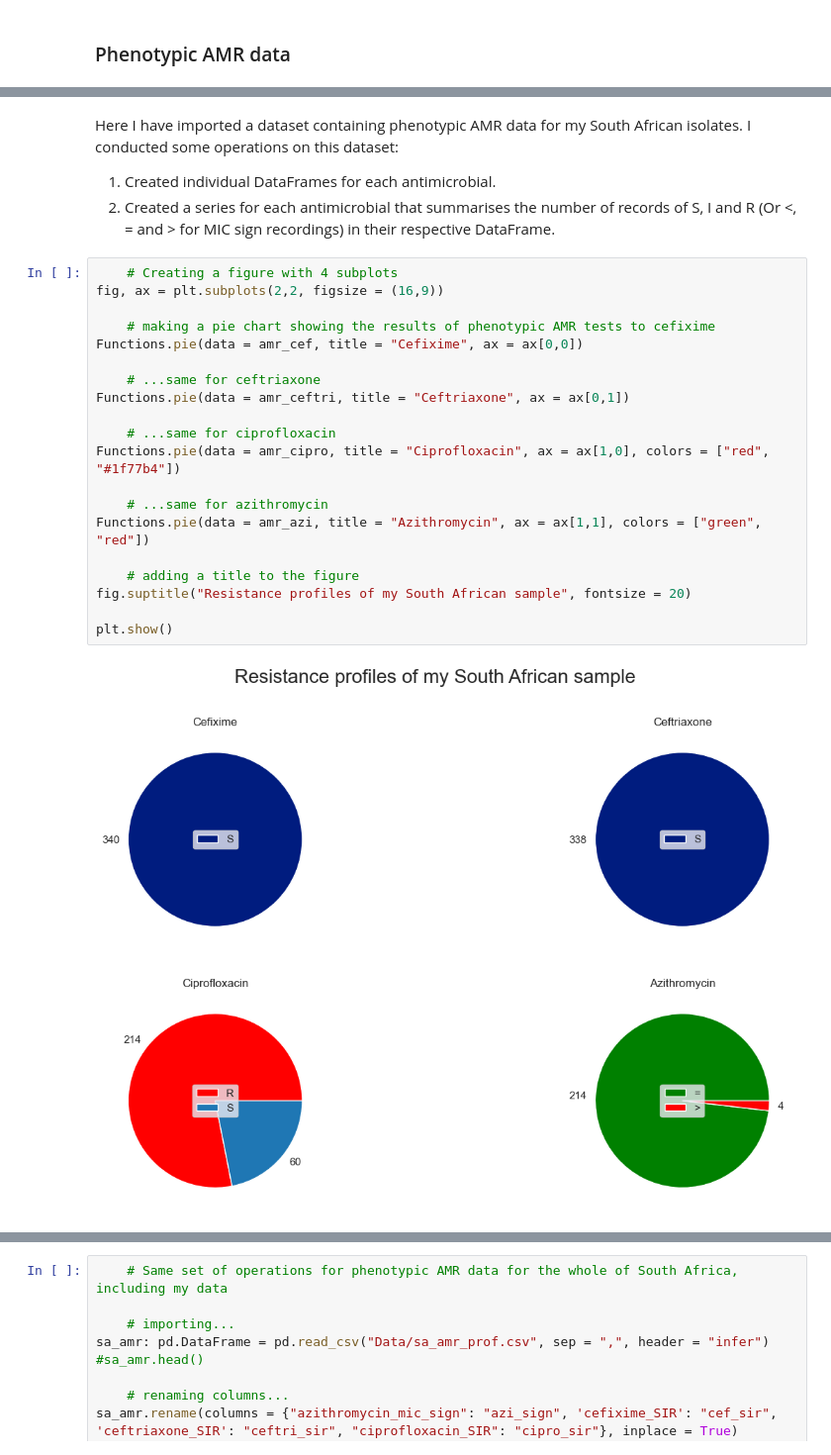
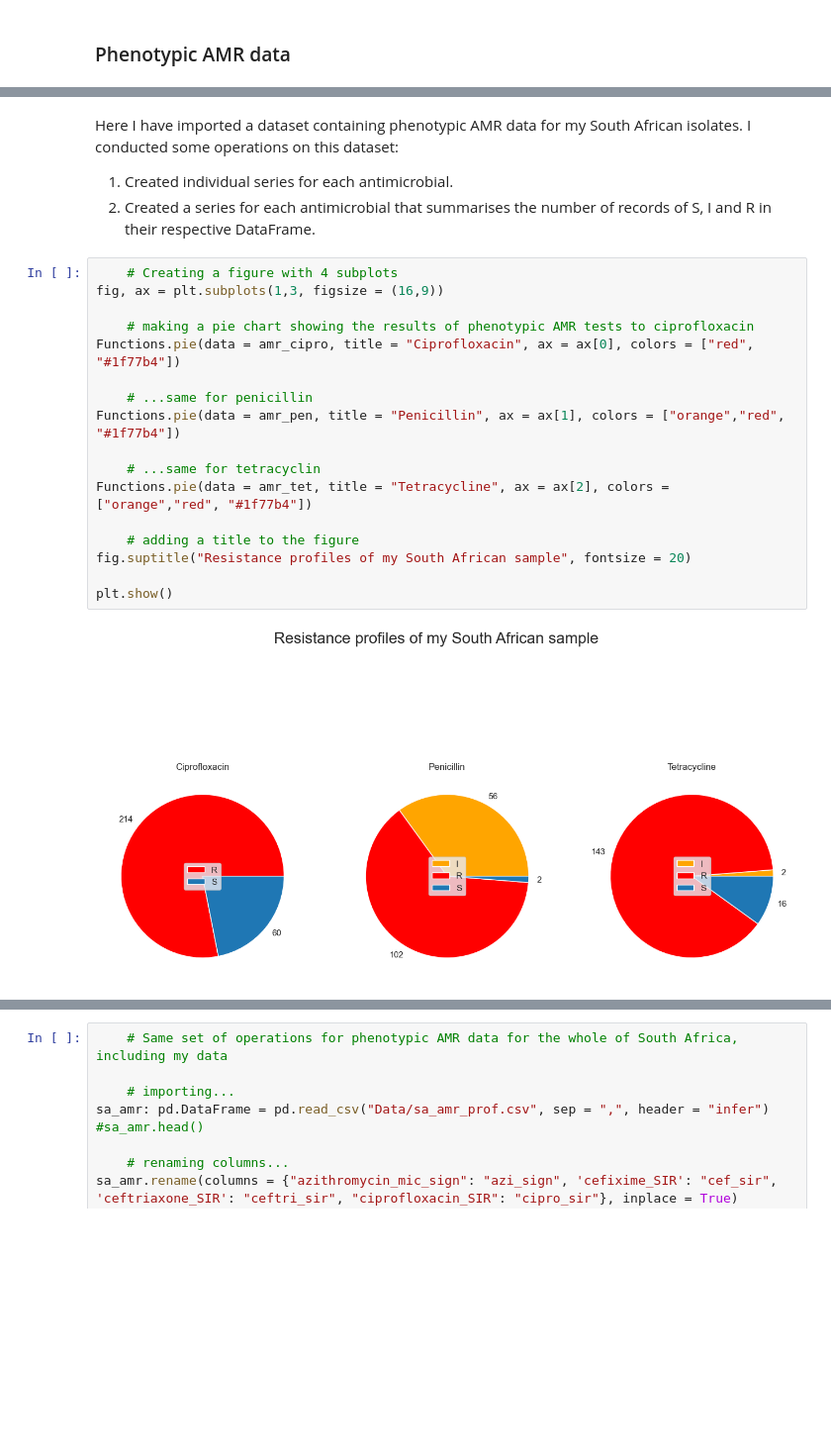
Before and after one commit to watchlotr/NGonorrhoeae_Y4, a Jupyter notebook: NG_Figures.ipynb, the cells around one changed output, grey strips where cells are left out. Shown at 99% size. Saved outputs shown, nothing was run; the diff lists cells and outputs as text; blank space fills up the shorter version.

Commit message:
Commit 31 - adds pie charts for previously-used antimicrobials and bar graphs showing the change in MIC through time for current antimicrobials

```diff
--- a/NG_Figures.ipynb
+++ b/NG_Figures.ipynb
@@ -429,27 +431,24 @@ amr_cipro = my_cipro.groupby(my_cipro).count()
 # %% [markdown]
 Here I have imported a dataset containing phenotypic AMR data for my South African isolates. I conducted some operations on this dataset:
 
-1) Created individual DataFrames for each antimicrobial.
-2) Created a series for each antimicrobial that summarises the number of records of S, I and R (Or <, = and > for MIC sign recordings) in their respective DataFrame.
+1) Created individual series for each antimicrobial.
+2) Created a series for each antimicrobial that summarises the number of records of S, I and R in their respective DataFrame.
 # %%
     # Creating a figure with 4 subplots
-fig, ax = plt.subplots(2,2, figsize = (16,9))
+fig, ax = plt.subplots(1,3, figsize = (16,9))
 
-    # making a pie chart showing the results of phenotypic AMR tests to cefixime
-Functions.pie(data = amr_cef, title = "Cefixime", ax = ax[0,0])
+    # making a pie chart showing the results of phenotypic AMR tests to ciprofloxacin
+Functions.pie(data = amr_cipro, title = "Ciprofloxacin", ax = ax[0], colors = ["red", "#1f77b4"])
 
-    # ...same for ceftriaxone
-Functions.pie(data = amr_ceftri, title = "Ceftriaxone", ax = ax[0,1])
+    # ...same for penicillin
+Functions.pie(data = amr_pen, title = "Penicillin", ax = ax[1], colors = ["orange","red", "#1f77b4"])
 
-    # ...same for ciprofloxacin
-Functions.pie(data = amr_cipro, title = "Ciprofloxacin", ax = ax[1,0], colors = ["red", "#1f77b4"])
-
-    # ...same for azithromycin
-Functions.pie(data = amr_azi, title = "Azithromycin", ax = ax[1,1], colors = ["green", "red"])
+    # ...same for tetracyclin
+Functions.pie(data = amr_tet, title = "Tetracycline", ax = ax[2], colors = ["orange","red", "#1f77b4"])
 
     # adding a title to the figure
 fig.suptitle("Resistance profiles of my South African sample", fontsize = 20)
 
 plt.show()
 # %% [output]
-[figure, old version]
+[figure, new version]
```
Also changed, not shown: parts of 28 cells of this notebook, 2 other files.
